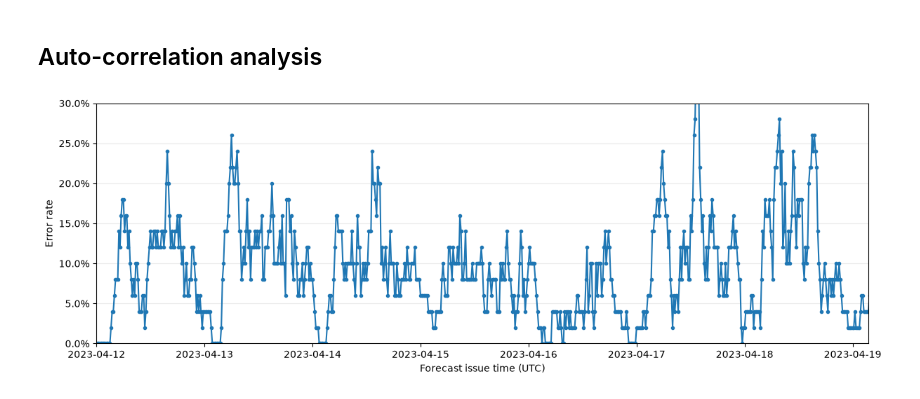
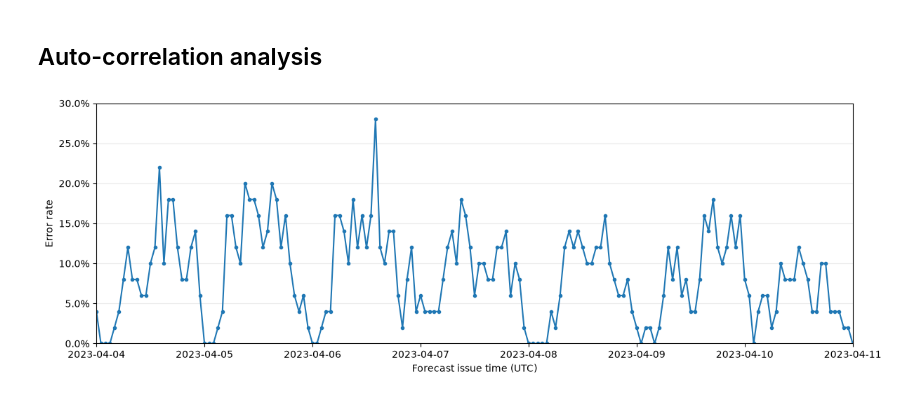
Before and after one commit to foretell-labs/CityFlow, a Jupyter notebook: notebooks/01_data_exploration.ipynb, the cells around one changed output. Drawn from its saved outputs; the diff is of its cells as text; code cells hidden in the pictures.

```diff
--- a/notebooks/01_data_exploration.ipynb
+++ b/notebooks/01_data_exploration.ipynb
@@ -374,22 +374,22 @@ acf = pearson_autocorrelation(
 # %%
 from matplotlib import pyplot as plt
 from matplotlib.ticker import PercentFormatter
 
 from city_flow.modelling.autocorrelation import error_rate_by_time
 
 error_rates = error_rate_by_time(persistence_pairs)
 issue_times = pd.to_datetime(error_rates["issue_time"], unit="s", utc=True)
 
 fig, ax = plt.subplots(figsize=(12, 4), layout="constrained")
 ax.plot(issue_times, error_rates["error_rate"], marker=".")
 ax.set(
     xlabel="Forecast issue time (UTC)",
-    xlim=(issue_times[959], issue_times[959 + 7 * 98]),
+    xlim=(issue_times[47], issue_times[47 + 7 * 24]),
     ylabel="Error rate",
     ylim=(0, 0.3),
 )
 ax.yaxis.set_major_formatter(PercentFormatter(xmax=1))
 ax.grid(axis="y", alpha=0.25)
 plt.show()
 # %% [output]
-[figure, old version]
+[figure, new version]
```
Also changed, not shown: parts of 4 cells of this notebook.
